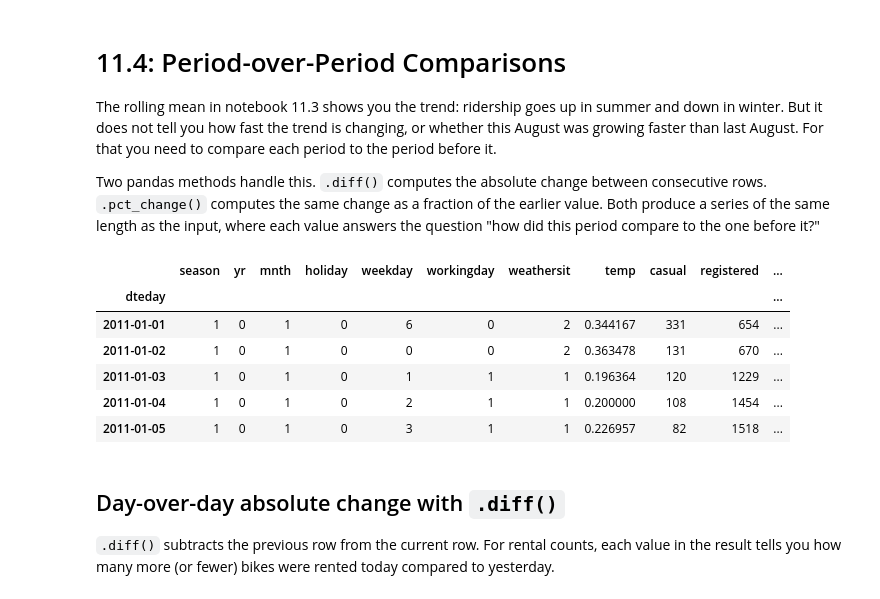
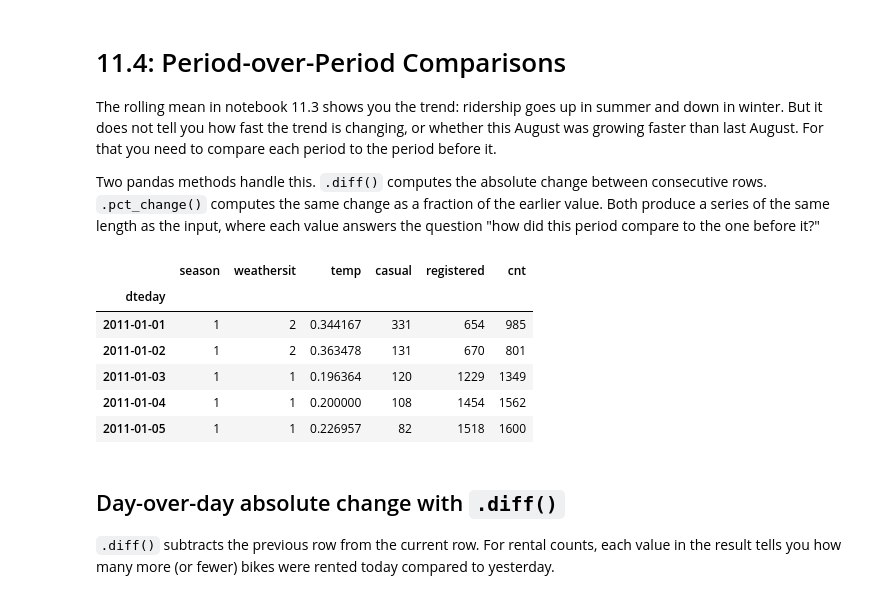
Before and after one commit to bsheese/225, a Jupyter notebook: 11_time/11_4_Period_Comparisons.ipynb, the cells around one changed output. Cells and saved outputs as stored; diff of their text form; code cells hidden in the pictures.

```diff
--- a/11_time/11_4_Period_Comparisons.ipynb
+++ b/11_time/11_4_Period_Comparisons.ipynb
@@ -9,24 +9,23 @@ Two pandas methods handle this. `.diff()` computes the absolute change between c
 # %%
 import pandas as pd
 import matplotlib.pyplot as plt
 import seaborn as sns
 
 sns.set_theme(style="whitegrid", context="notebook")
 
 url = "https://raw.githubusercontent.com/bsheese/225/main/data/bike_daily.csv"
-keep = ["dteday", "season", "yr", "mnth", "holiday", "weekday",
-        "workingday", "weathersit", "temp", "casual", "registered", "cnt"]
+keep = ["dteday", "season", "weathersit", "temp", "casual", "registered", "cnt"]
 df = pd.read_csv(url, usecols=keep, parse_dates=["dteday"],
                  index_col="dteday").sort_index()
 df.head()
 # %% [output]
-|  | season | yr | mnth | holiday | weekday | workingday | weathersit | temp | casual | registered | ... |
-| dteday |  |  |  |  |  |  |  |  |  |  | ... |
-| 2011-01-01 | 1 | 0 | 1 | 0 | 6 | 0 | 2 | 0.344167 | 331 | 654 | ... |
-| 2011-01-02 | 1 | 0 | 1 | 0 | 0 | 0 | 2 | 0.363478 | 131 | 670 | ... |
-| 2011-01-03 | 1 | 0 | 1 | 0 | 1 | 1 | 1 | 0.196364 | 120 | 1229 | ... |
-| 2011-01-04 | 1 | 0 | 1 | 0 | 2 | 1 | 1 | 0.200000 | 108 | 1454 | ... |
-| 2011-01-05 | 1 | 0 | 1 | 0 | 3 | 1 | 1 | 0.226957 | 82 | 1518 | ... |
+|  | season | weathersit | temp | casual | registered | cnt |
+| dteday |  |  |  |  |  |  |
+| 2011-01-01 | 1 | 2 | 0.344167 | 331 | 654 | 985 |
+| 2011-01-02 | 1 | 2 | 0.363478 | 131 | 670 | 801 |
+| 2011-01-03 | 1 | 1 | 0.196364 | 120 | 1229 | 1349 |
+| 2011-01-04 | 1 | 1 | 0.200000 | 108 | 1454 | 1562 |
+| 2011-01-05 | 1 | 1 | 0.226957 | 82 | 1518 | 1600 |
 # %% [markdown]
 ## Day-over-day absolute change with `.diff()`
 
```
Also changed, not shown: parts of 6 cells of this notebook, 15 other files.
